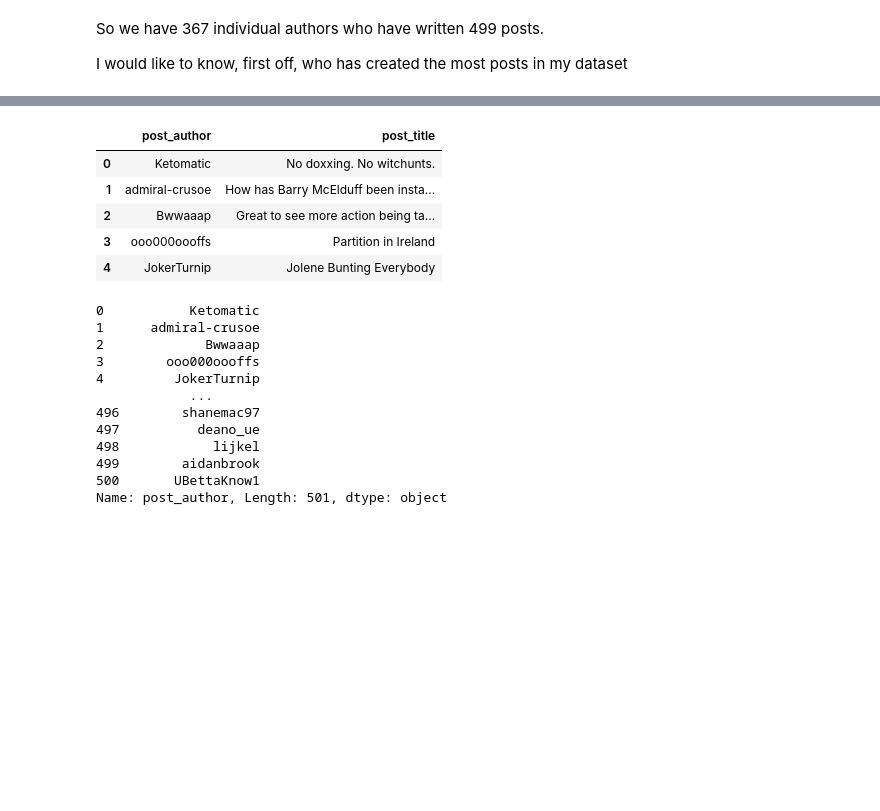
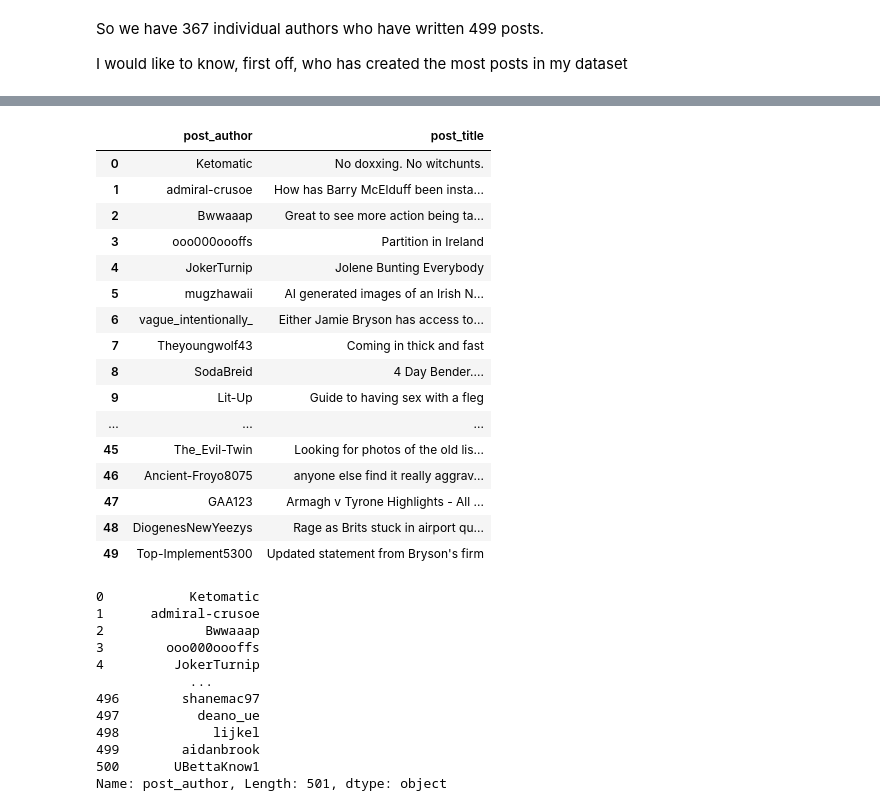
Before and after one commit to ofithcheallaigh/PersonalProjects, a Jupyter notebook: APIs/Reddit_API/eda.ipynb, the cells around one changed output, grey strips where cells are left out. Cells and saved outputs as stored; diff of their text form; code cells hidden in the pictures; blank space fills up the shorter version.

```diff
--- a/APIs/Reddit_API/eda.ipynb
+++ b/APIs/Reddit_API/eda.ipynb
@@ -141,13 +159,26 @@ for x in range(len(post_df)):
 # %%
 author_title_df = post_df.loc[:,['post_author','post_title']]
-author_title_df.head()
+author_title_df.size
+# I'm not sure yet why this is the size it is
+author_title_df.head(50)
 # %% [output]
 |  | post_author | post_title |
 | 0 | Ketomatic | No doxxing. No witchunts. |
 | 1 | admiral-crusoe | How has Barry McElduff been insta... |
 | 2 | Bwwaaap | Great to see more action being ta... |
 | 3 | ooo000oooffs | Partition in Ireland |
 | 4 | JokerTurnip | Jolene Bunting Everybody |
+| 5 | mugzhawaii | AI generated images of an Irish N... |
+| 6 | vague_intentionally_ | Either Jamie Bryson has access to... |
+| 7 | Theyoungwolf43 | Coming in thick and fast |
+| 8 | SodaBreid | 4 Day Bender.... |
+| 9 | Lit-Up | Guide to having sex with a fleg |
+| ... | ... | ... |
+| 45 | The_Evil-Twin | Looking for photos of the old lis... |
+| 46 | Ancient-Froyo8075 | anyone else find it really aggrav... |
+| 47 | GAA123 | Armagh v Tyrone Highlights - All ... |
+| 48 | DiogenesNewYeezys | Rage as Brits stuck in airport qu... |
+| 49 | Top-Implement5300 | Updated statement from Bryson's firm |
 # %%
 author_title_df['post_author']
 # %% [output]
```
Also changed, not shown: parts of 10 cells of this notebook.
